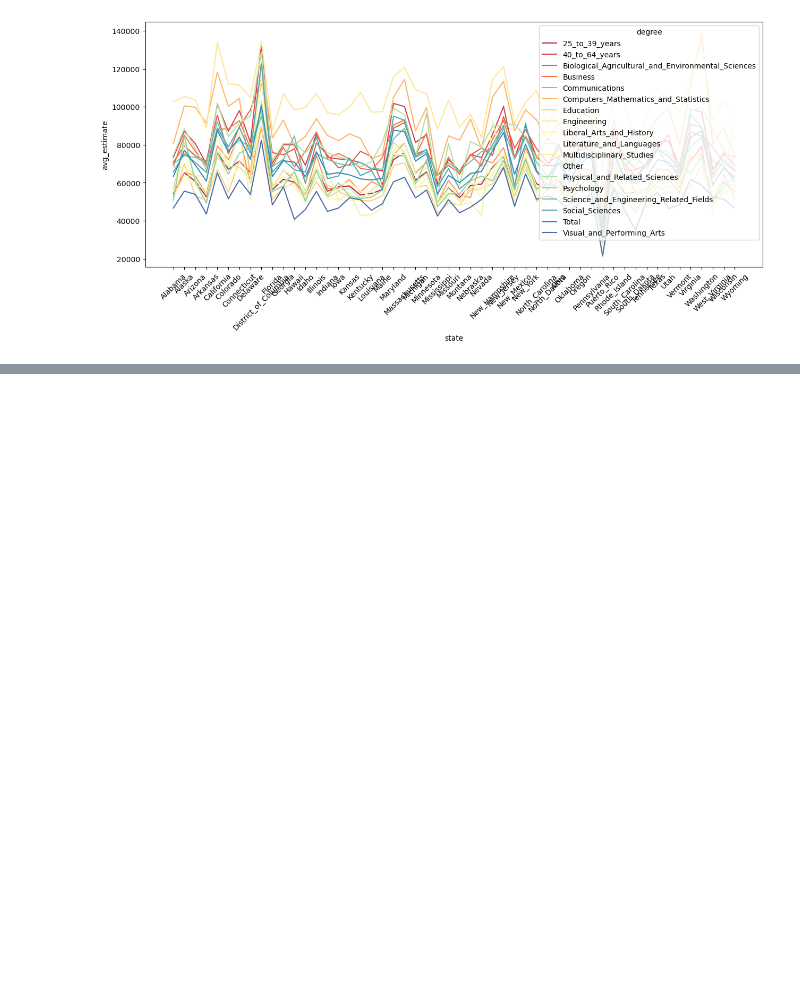
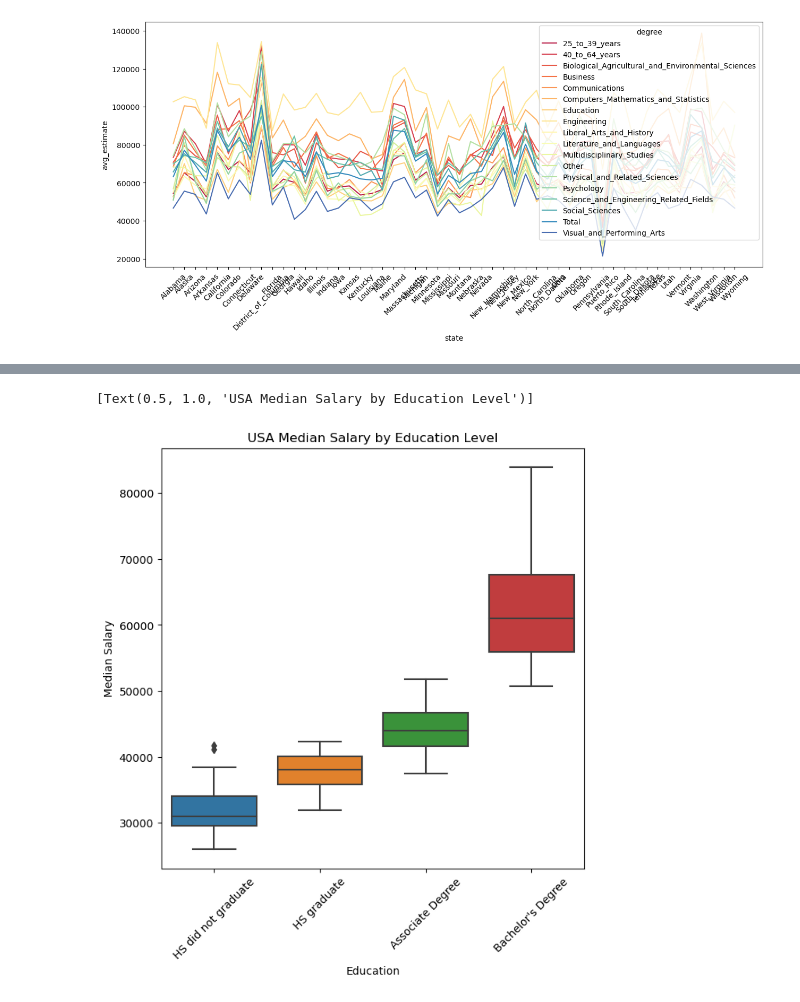
Before and after one commit to volunteercjt/capstone_da9_chase, a Jupyter notebook: capstone_da9_chase.ipynb, the cells around one changed output, grey strips where cells are left out. Cells and saved outputs as stored; diff of their text form; code cells hidden in the pictures; blank space fills up the shorter version.

```diff
--- a/capstone_da9_chase.ipynb
+++ b/capstone_da9_chase.ipynb
@@ -1201,0 +1475,4 @@ ax.tick_params(axis='x', rotation=45)
+# %%
+median_sex_education_graph = median_sex_education_total_only[(median_sex_education_total_only['education'] == 'Less_than_high_school_graduate') | (median_sex_education_total_only['education'] == 'High_school_graduate_includes_equivalency') | (median_sex_education_total_only['education'] == 'Some_college_or_associates_degree') | (median_sex_education_total_only['education'] == 'Bachelors_degree')]
+# %%
+median_sex_education_graph.education = median_sex_education_graph.education.replace(['Less_than_high_school_graduate', 'High_school_graduate_includes_equivalency', 'Some_college_or_associates_degree', 'Bachelors_degree'], ['HS did not graduate', 'HS graduate', 'Associate Degree', 'Bachelor\'s Degree'])
@@ -1201,0 +1485,3 @@ ax.tick_params(axis='x', rotation=45)
+# %%
+median_sex_education_graph = median_sex_education_graph.rename(columns = {'education':'Education', 'estimate': 'Median Salary'})
+median_sex_education_graph.head()
@@ -1201,0 +1495,11 @@ ax.tick_params(axis='x', rotation=45)
+# %%
+median_sex_education_graph_no_PR = median_sex_education_graph[median_sex_education_graph['state'] != 'Puerto_Rico']
+# %%
+fig, ax = plt.subplots(figsize=(7, 7))
+sns.boxplot(data=median_sex_education_graph_no_PR, x="Education", y="Median Salary")
+ax.tick_params(axis='x', rotation=45)
+#specfiy axis labels
+ax.set(title='USA Median Salary by Education Level')
+# %% [output]
+[Text(0.5, 1.0, 'USA Median Salary by Education Level')]
+[figure, added]
```
Also changed, not shown: parts of 69 cells of this notebook, 17 other files.
